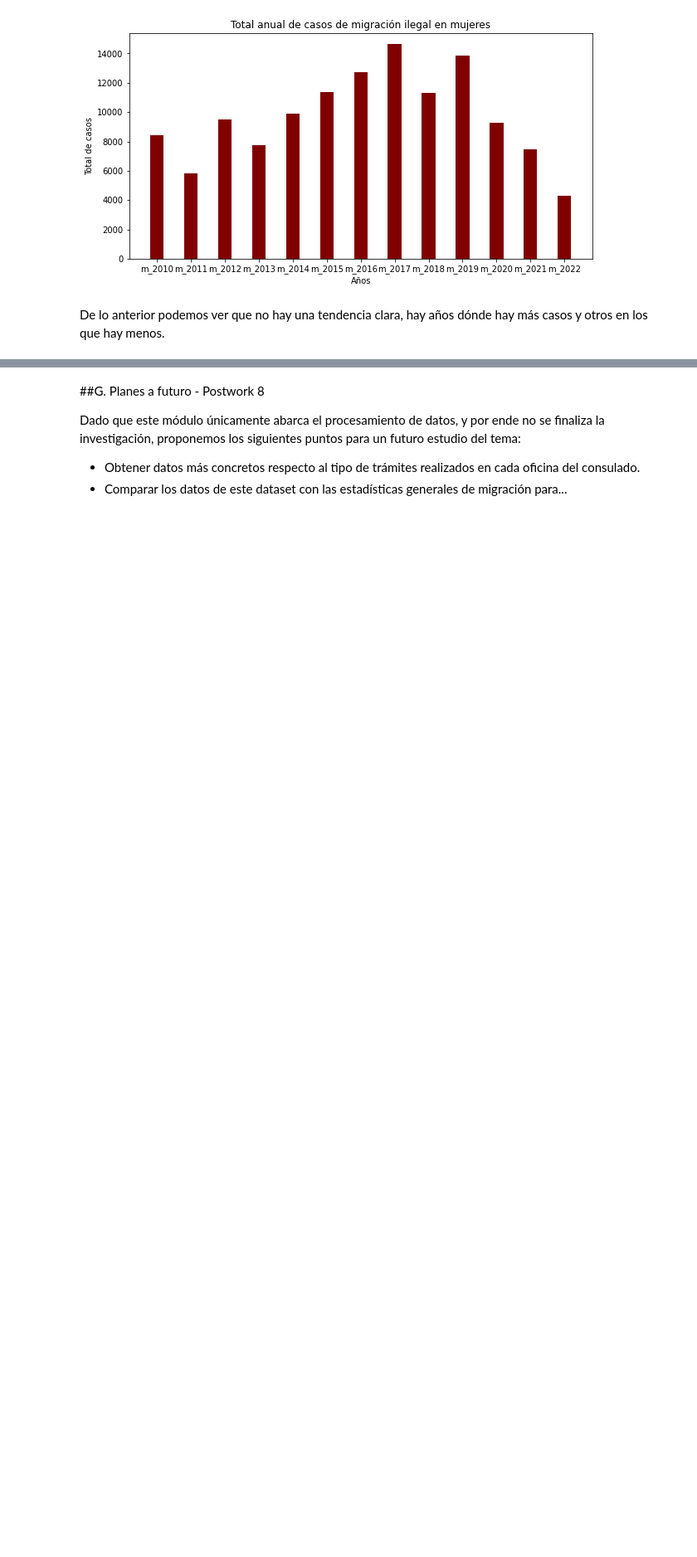
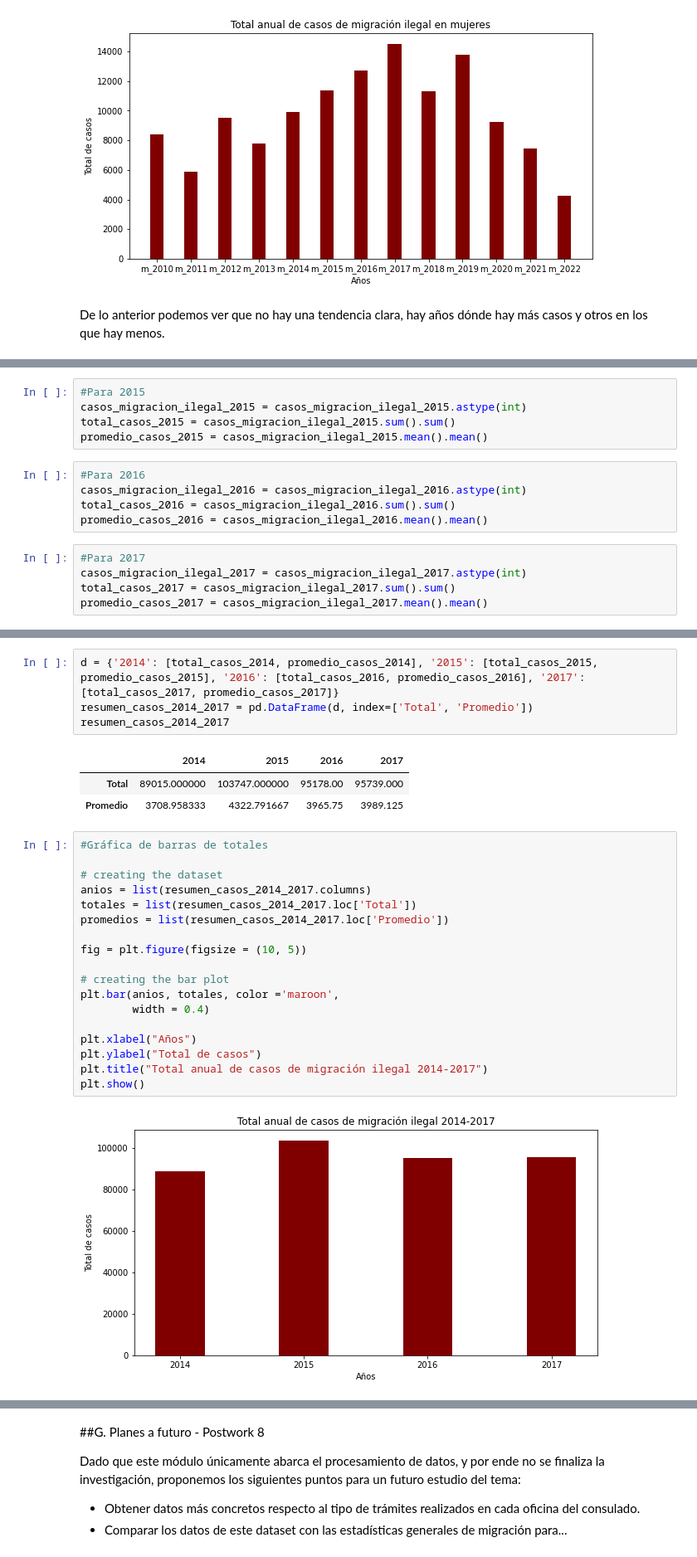
Before and after one commit to JuanMaLR/bedu-equipo4-dataScience-P-FP, a Jupyter notebook: FinalProject.ipynb, the cells around one changed output, grey strips where cells are left out. Shown: that part at 83% size. Cells and saved outputs as stored; diff of their text form; blank space fills up the shorter version.

```diff
--- a/FinalProject.ipynb
+++ b/FinalProject.ipynb
@@ -1194,0 +1262,15 @@ De lo anterior podemos ver que no hay una tendencia clara, hay años dónde hay
+# %%
+#Para 2015
+casos_migracion_ilegal_2015 = casos_migracion_ilegal_2015.astype(int)
+total_casos_2015 = casos_migracion_ilegal_2015.sum().sum()
+promedio_casos_2015 = casos_migracion_ilegal_2015.mean().mean()
+# %%
+#Para 2016
+casos_migracion_ilegal_2016 = casos_migracion_ilegal_2016.astype(int)
+total_casos_2016 = casos_migracion_ilegal_2016.sum().sum()
+promedio_casos_2016 = casos_migracion_ilegal_2016.mean().mean()
+# %%
+#Para 2017
+casos_migracion_ilegal_2017 = casos_migracion_ilegal_2017.astype(int)
+total_casos_2017 = casos_migracion_ilegal_2017.sum().sum()
+promedio_casos_2017 = casos_migracion_ilegal_2017.mean().mean()
@@ -1194,0 +1279,28 @@ De lo anterior podemos ver que no hay una tendencia clara, hay años dónde hay
+# %%
+d = {'2014': [total_casos_2014, promedio_casos_2014], '2015': [total_casos_2015, promedio_casos_2015], '2016': [total_casos_2016, promedio_casos_2016], '2017': [total_casos_2017, promedio_casos_2017]}
+resumen_casos_2014_2017 = pd.DataFrame(d, index=['Total', 'Promedio'])
+resumen_casos_2014_2017
+# %% [output]
+|  | 2014 | 2015 | 2016 | 2017 |
+| Total | 89015.000000 | 103747.000000 | 95178.00 | 95739.000 |
+| Promedio | 3708.958333 | 4322.791667 | 3965.75 | 3989.125 |
+# %%
+#Gráfica de barras de totales
+
+# creating the dataset
+anios = list(resumen_casos_2014_2017.columns)
+totales = list(resumen_casos_2014_2017.loc['Total'])
+promedios = list(resumen_casos_2014_2017.loc['Promedio'])
+
+fig = plt.figure(figsize = (10, 5))
+
+# creating the bar plot
+plt.bar(anios, totales, color ='maroon',
+        width = 0.4)
+
+plt.xlabel("Años")
+plt.ylabel("Total de casos")
+plt.title("Total anual de casos de migración ilegal 2014-2017")
+plt.show()
+# %% [output]
+[figure, added]
```
Also changed, not shown: parts of 46 cells of this notebook.
